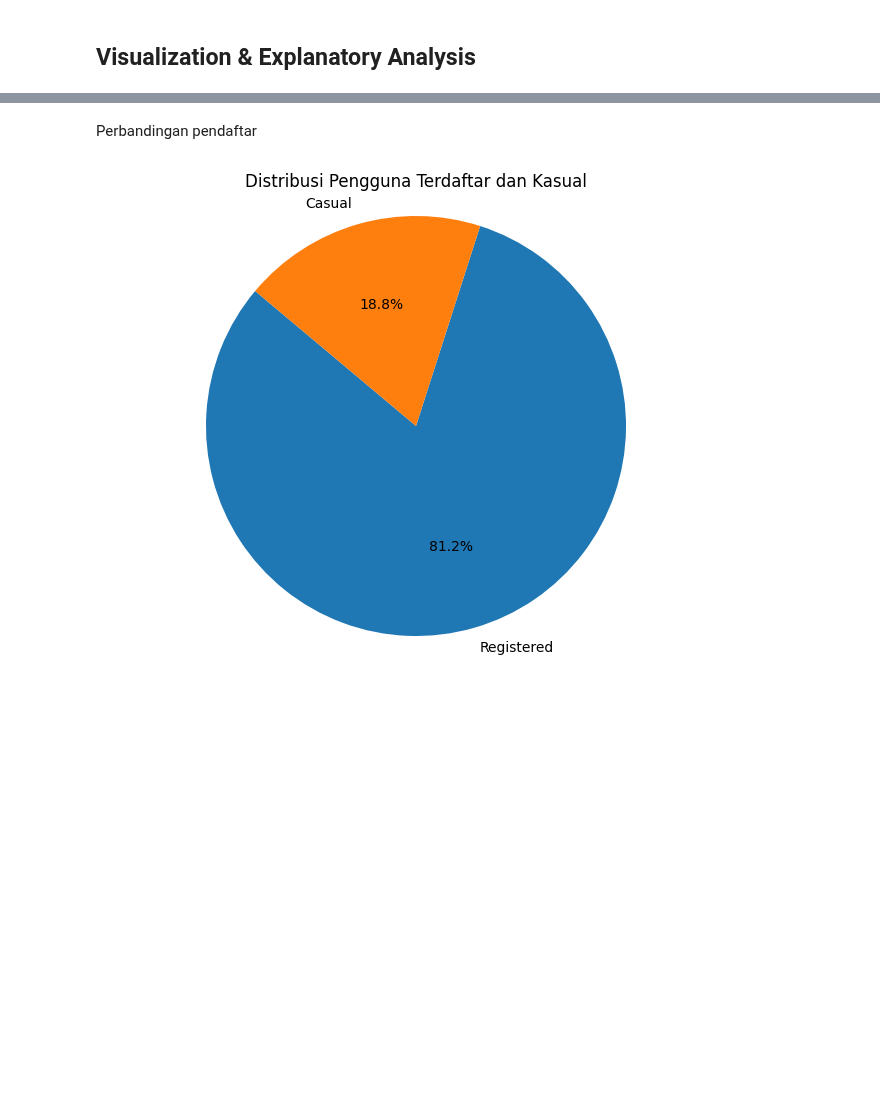
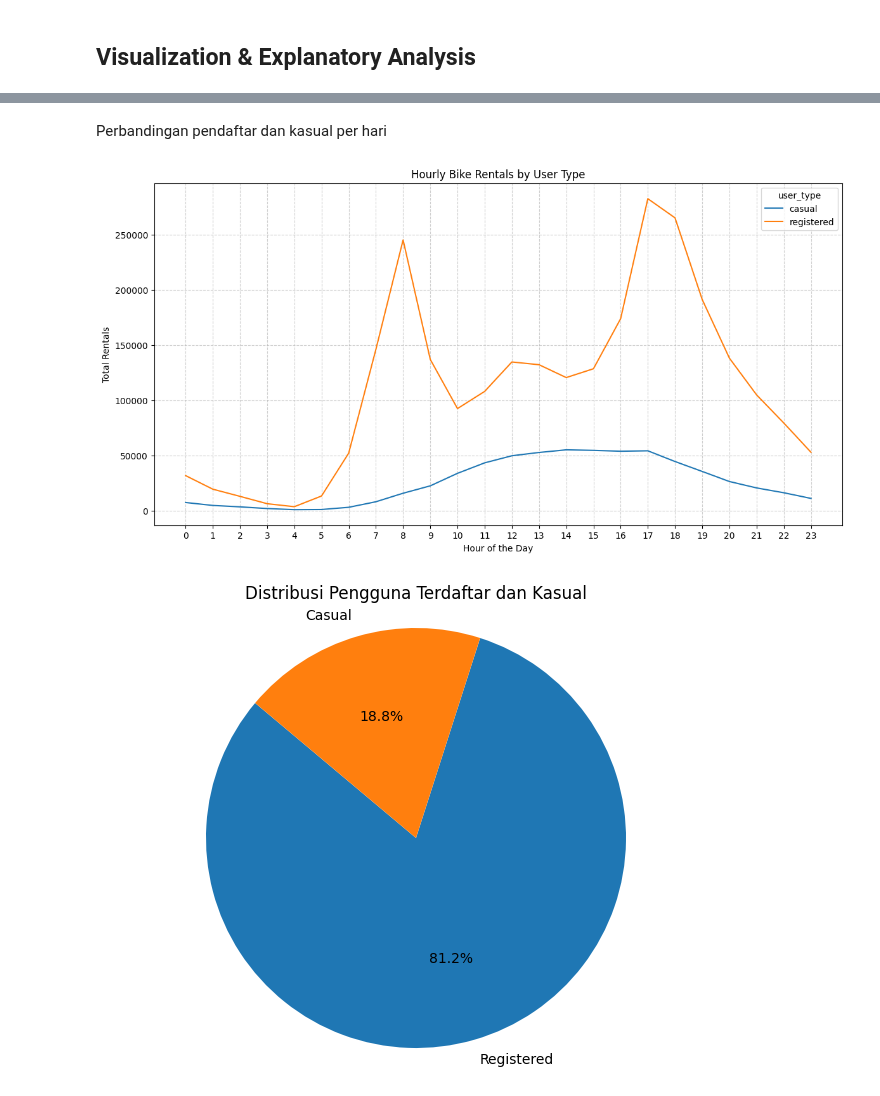
Before and after one commit to Mutasar/sewa-sepeda, a Jupyter notebook: Mutasar_bike_sharing.ipynb, the cells around one changed output, grey strips where cells are left out. Cells and saved outputs as stored; diff of their text form; code cells hidden in the pictures; blank space fills up the shorter version.

```diff
--- a/Mutasar_bike_sharing.ipynb
+++ b/Mutasar_bike_sharing.ipynb
@@ -330,0 +211,4 @@ Kolom 'dteday' tidak ditemukan dalam DataFrame.
+# %%
+# mengubah'object' menjadi 'datetime'
+day_df['dteday'] = pd.to_datetime(day_df['dteday'])
+hour_df['dteday'] = pd.to_datetime(hour_df['dteday'])
@@ -330,0 +220,3 @@ Kolom 'dteday' tidak ditemukan dalam DataFrame.
+# %%
+# Mengubah nama kolom dataset hour_df agar mudah dibaca..
+hour_df.rename(columns={'yr':'year','mnth':'month','weekday':'one_of_week', 'weathersit':'weather_situation', 'windspeed':'wind_speed','cnt':'count_cr','hum':'humidity'},inplace=True)
@@ -435,3 +515,20 @@ plt.show()
 # %% [markdown]
-Perbandingan pendaftar
+Perbandingan pendaftar dan kasual per hari
+# %%
+# Group hourly data by hour and user type, then sum the counts
+hourly_user_rentals = hour_df.groupby('hr')[['casual', 'registered']].sum().reset_index()
+
+# Melt the dataframe to long format for easier plotting with seaborn
+hourly_user_rentals_melted = hourly_user_rentals.melt(id_vars='hr', var_name='user_type', value_name='total_rentals')
+
+plt.figure(figsize=(14, 7))
+sns.lineplot(data=hourly_user_rentals_melted, x='hr', y='total_rentals', hue='user_type')
+plt.title('Hourly Bike Rentals by User Type')
+plt.xlabel('Hour of the Day')
+plt.ylabel('Total Rentals')
+plt.xticks(range(0, 24)) # Ensure all hours are shown on the x-axis
+plt.grid(True, linestyle='--', alpha=0.6)
+plt.show()
+# %% [output]
+[figure, added]
 # %%
```
Also changed, not shown: parts of 67 cells of this notebook.
